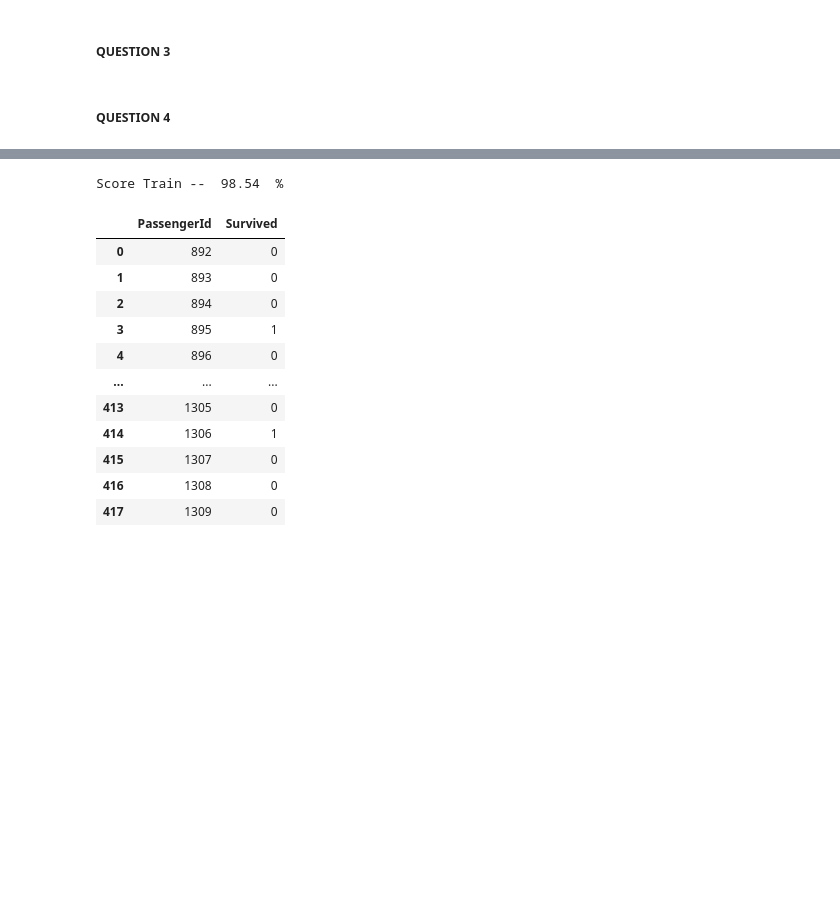
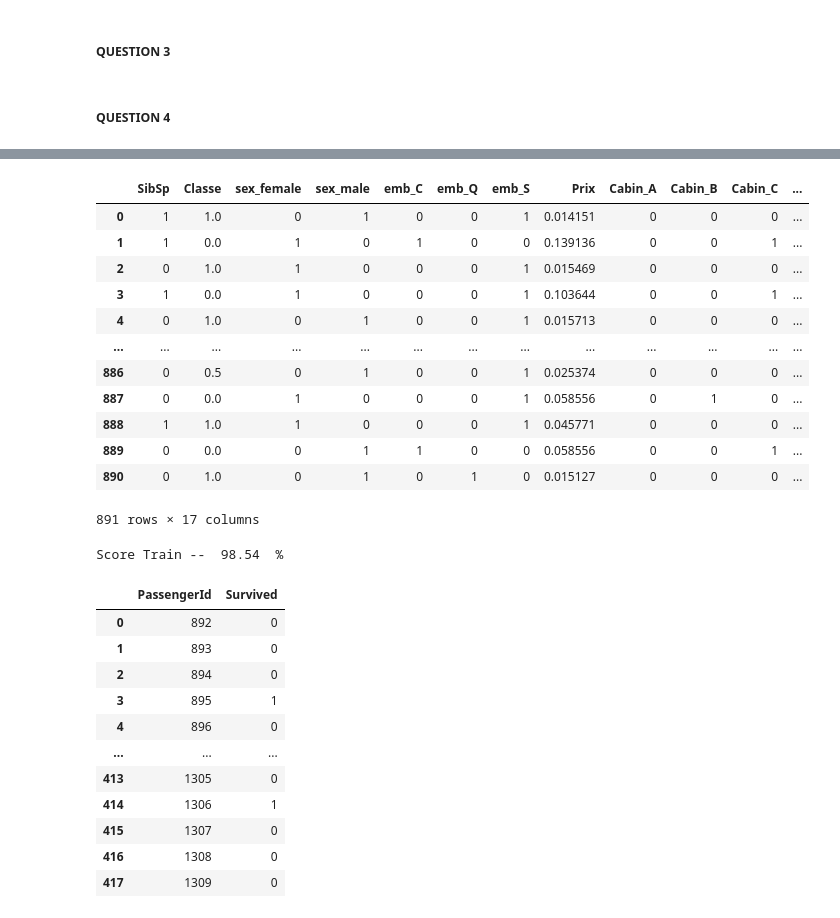
Before and after one commit to LaureMon/data-science-tutorials, a Jupyter notebook: introduction-to-python/Introduction to pandas.ipynb, the cells around one changed output, grey strips where cells are left out. Cells and saved outputs as stored; diff of their text form; code cells hidden in the pictures; blank space fills up the shorter version.

```diff
--- a/introduction-to-python/Introduction to pandas.ipynb
+++ b/introduction-to-python/Introduction to pandas.ipynb
@@ -349,8 +510,23 @@ def dataprep(data):
 # %%
 # On retire la variable cabin_t puisqu'elle n'existe pas dans le df test
 Xtrain = dataprep(train)
 del Xtrain['Cabin_T']
 Xtest = dataprep(test)
+Xtrain
+# %% [output]
+|  | SibSp | Classe | sex_female | sex_male | emb_C | emb_Q | emb_S | Prix | Cabin_A | Cabin_B | Cabin_C | ... |
+| 0 | 1 | 1.0 | 0 | 1 | 0 | 0 | 1 | 0.014151 | 0 | 0 | 0 | ... |
+| 1 | 1 | 0.0 | 1 | 0 | 1 | 0 | 0 | 0.139136 | 0 | 0 | 1 | ... |
+| 2 | 0 | 1.0 | 1 | 0 | 0 | 0 | 1 | 0.015469 | 0 | 0 | 0 | ... |
+| 3 | 1 | 0.0 | 1 | 0 | 0 | 0 | 1 | 0.103644 | 0 | 0 | 1 | ... |
+| 4 | 0 | 1.0 | 0 | 1 | 0 | 0 | 1 | 0.015713 | 0 | 0 | 0 | ... |
+| ... | ... | ... | ... | ... | ... | ... | ... | ... | ... | ... | ... | ... |
+| 886 | 0 | 0.5 | 0 | 1 | 0 | 0 | 1 | 0.025374 | 0 | 0 | 0 | ... |
+| 887 | 0 | 0.0 | 1 | 0 | 0 | 0 | 1 | 0.058556 | 0 | 1 | 0 | ... |
+| 888 | 1 | 1.0 | 1 | 0 | 0 | 0 | 1 | 0.045771 | 0 | 0 | 0 | ... |
+| 889 | 0 | 0.0 | 0 | 1 | 1 | 0 | 0 | 0.058556 | 0 | 0 | 1 | ... |
+| 890 | 0 | 1.0 | 0 | 1 | 0 | 1 | 0 | 0.015127 | 0 | 0 | 0 | ... |
+891 rows × 17 columns
 # %%
 # Entrainement du modèle avec le modèle Random Forest
 y = train.Survived
```
Also changed, not shown: parts of 22 cells of this notebook.
